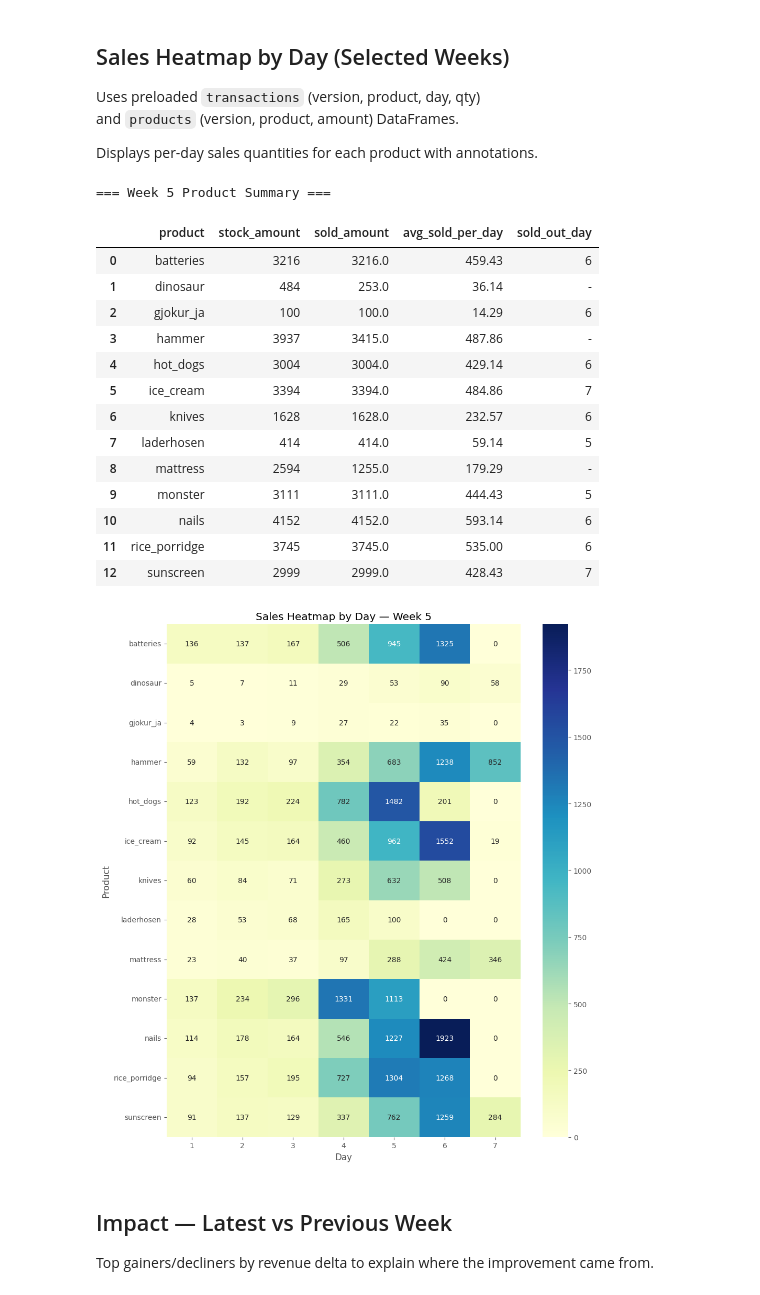
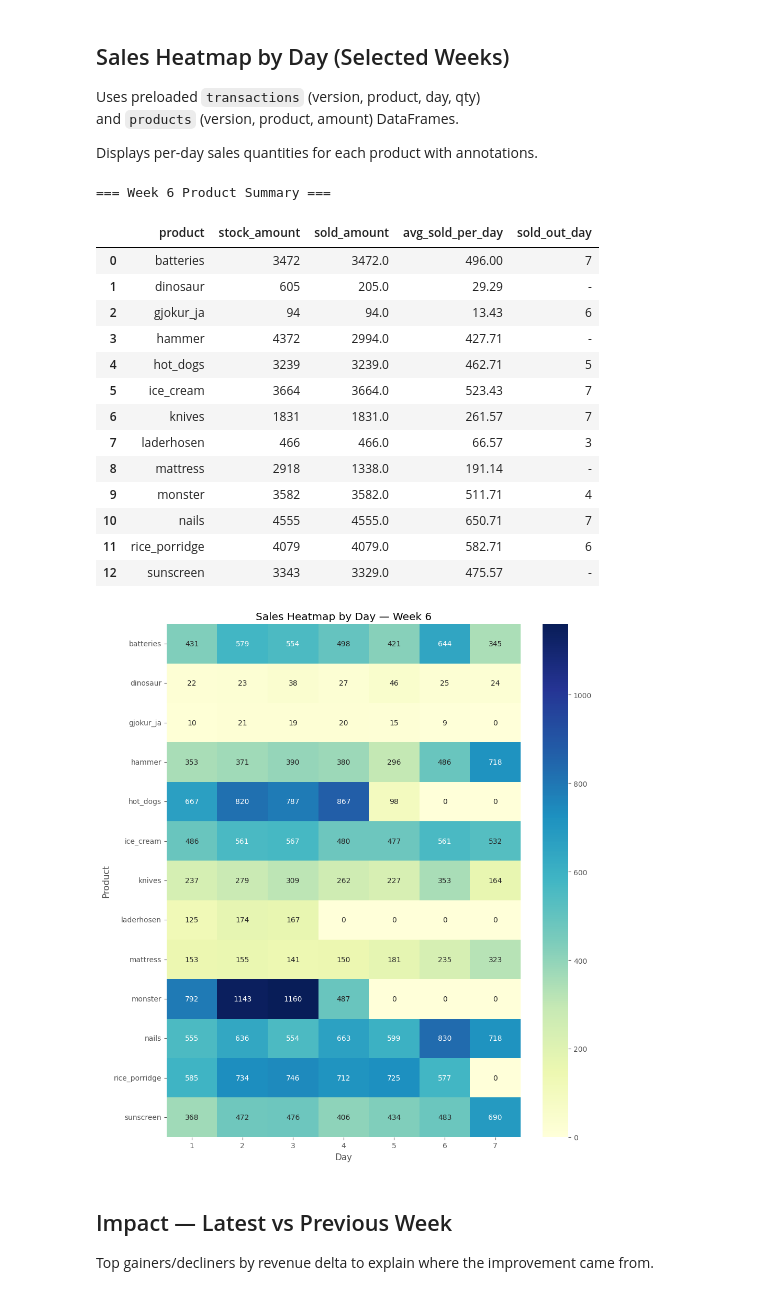
Before and after one commit to MaxEcks/IKT110_eckstein, a Jupyter notebook: portfolio/consulting/analysis.ipynb, the cells around one changed output. Cells and saved outputs as stored; diff of their text form; code cells hidden in the pictures.

```diff
--- a/portfolio/consulting/analysis.ipynb
+++ b/portfolio/consulting/analysis.ipynb
@@ -104,10 +104,17 @@ df = (products
              on=["version","product"], how="left")
       .merge(supplier, on="product", how="left"))
 
-df["qty"] = df["qty"].fillna(0.0)
-df["revenue"] = df["qty"] * df["price"]
-df["product_cost"] = df["qty"] * df["supplier_price"]
-df["gross_profit"] = df["revenue"] - df["product_cost"]
+# Kosten auf Verkaufsbasis (COGS) – für Stückmargen:
+md["cogs_sold"] = md["qty"] * md["supplier_price"]
+
+# Beschaffungskosten dieser Woche (für P&L der Woche):
+md["procurement_cost"] = md["amount"] * md["supplier_price"]
+
+# Umsätze / Bruttogewinne je Sicht:
+md["revenue"] = md["qty"] * md["price"]
+md["gross_profit_sold"] = md["revenue"] - md["cogs_sold"]
+md["gross_profit_proc"] = md["revenue"] - md["procurement_cost"]
+
 
 print("Data merged.")
 display(df.head(3))
@@ -126,7 +133,7 @@ Data merged.
 # %%
 # === KPI Dashboard (correct staff cost aggregation) ==========================
 sum_core = (
-    md.groupby("version")[["qty","revenue","product_cost","gross_profit"]]
+    md.groupby("version")[["revenue","cogs_sold","procurement_cost","gross_profit_proc"]]
       .sum()
       .reset_index()
 )
@@ -139,20 +146,19 @@ staff_once = (
 )
 
 sumv = sum_core.merge(staff_once, on="version", how="left")
-sumv["net_profit"]   = sumv["gross_profit"] - sumv["staff_cost"]
-sumv["net_margin_%"] = np.where(sumv["revenue"]>0, sumv["net_profit"]/sumv["revenue"]*100, np.nan)
 
-display(sumv.round(2))
+# P&L der Woche: Einnahmen - Beschaffung dieser Woche - Staff
+sumv["net_profit"]   = sumv["gross_profit_proc"] - sumv["staff_cost"]
+sumv["net_margin_%"] = 100 * sumv["net_profit"] / sumv["revenue"]
 
 # === KPI Plots ===============================================================
 x = np.arange(len(sumv)); w = 0.25
-
 fig, ax = plt.subplots(figsize=(9,5))
-ax.bar(x-w, sumv["revenue"]/1000,  w, label="Revenue [k]")
-ax.bar(x,   sumv["product_cost"]/1000, w, label="Product Cost [k]")
-ax.bar(x+w, sumv["net_profit"]/1000,   w, label="Net Profit [k]")
+ax.bar(x-w, sumv["revenue"]/1000,          w, label="Revenue [k]")
+ax.bar(x,   sumv["procurement_cost"]/1000, w, label="Product Cost (procured) [k]")
+ax.bar(x+w, sumv["net_profit"]/1000,       w, label="Net Profit [k]")
 ax.set_xticks(x); ax.set_xticklabels([f"v{i}" for i in sumv["version"]])
-ax.set_ylabel("k"); ax.set_title("Financial Performance per Version")
+ax.set_ylabel("k"); ax.set_title("Weekly P&L per Version (Procurement-based)")
 ax.legend(); plt.tight_layout(); plt.show()
 
 plt.figure(figsize=(7,4))
@@ -357,7 +355,7 @@ import seaborn as sns
 
 transactions["qty"] = pd.to_numeric(transactions["qty"], errors="coerce").fillna(0)
 
-selected_weeks =  [5]#4  # change this to your desired week(s)
+selected_weeks =  [6]#4  # change this to your desired week(s)
 
 if isinstance(selected_weeks, int):
     selected_weeks = [selected_weeks]
@@ -388,48 +386,48 @@ for v in selected_weeks:
         all_days = pd.DataFrame({"day": range(1, total_days + 1)})
         merged = all_days.merge(grp, on="day", how="left").fillna({"qty": 0})
         avg_sold = merged["qty"].sum() / len(merged)
         stock_amount = amounts_week.loc[amounts_week["product"]==product,"amount"].values[0]
         sold_amount = merged["qty"].sum()
         last_sale_day = grp["day"].max() if sold_amount > 0 else 0
         sold_out_day = last_sale_day if sold_amount >= stock_amount else "-"
 
         summary_rows.append({
             "product": product,
             "stock_amount": stock_amount,
             "sold_amount": sold_amount,
             "avg_sold_per_day": round(avg_sold,2),
             "sold_out_day": sold_out_day
         })
 
     week_summary_df = pd.DataFrame(summary_rows)
     print(f"=== Week {v} Product Summary ===")
     display(week_summary_df)
 
     heatmap_data = sales_per_day.pivot(index="product", columns="day", values="qty").reindex(columns=range(1,8), fill_value=0).fillna(0).astype(int)
     plt.figure(figsize=(10, len(heatmap_data)*0.6 + 3))
     sns.heatmap(heatmap_data, annot=True, fmt="d", cmap="YlGnBu")
     plt.title(f"Sales Heatmap by Day — Week {v}")
     plt.xlabel("Day")
     plt.ylabel("Product")
     plt.tight_layout()
     plt.show()
 # %% [output]
-=== Week 5 Product Summary ===
+=== Week 6 Product Summary ===
 |  | product | stock_amount | sold_amount | avg_sold_per_day | sold_out_day |
-| 0 | batteries | 3216 | 3216.0 | 459.43 | 6 |
-| 1 | dinosaur | 484 | 253.0 | 36.14 | - |
-| 2 | gjokur_ja | 100 | 100.0 | 14.29 | 6 |
-| 3 | hammer | 3937 | 3415.0 | 487.86 | - |
-| 4 | hot_dogs | 3004 | 3004.0 | 429.14 | 6 |
-| 5 | ice_cream | 3394 | 3394.0 | 484.86 | 7 |
-| 6 | knives | 1628 | 1628.0 | 232.57 | 6 |
-| 7 | laderhosen | 414 | 414.0 | 59.14 | 5 |
-| 8 | mattress | 2594 | 1255.0 | 179.29 | - |
-| 9 | monster | 3111 | 3111.0 | 444.43 | 5 |
-| 10 | nails | 4152 | 4152.0 | 593.14 | 6 |
-| 11 | rice_porridge | 3745 | 3745.0 | 535.00 | 6 |
-| 12 | sunscreen | 2999 | 2999.0 | 428.43 | 7 |
+| 0 | batteries | 3472 | 3472.0 | 496.00 | 7 |
+| 1 | dinosaur | 605 | 205.0 | 29.29 | - |
+| 2 | gjokur_ja | 94 | 94.0 | 13.43 | 6 |
+| 3 | hammer | 4372 | 2994.0 | 427.71 | - |
+| 4 | hot_dogs | 3239 | 3239.0 | 462.71 | 5 |
+| 5 | ice_cream | 3664 | 3664.0 | 523.43 | 7 |
+| 6 | knives | 1831 | 1831.0 | 261.57 | 7 |
+| 7 | laderhosen | 466 | 466.0 | 66.57 | 3 |
+| 8 | mattress | 2918 | 1338.0 | 191.14 | - |
+| 9 | monster | 3582 | 3582.0 | 511.71 | 4 |
+| 10 | nails | 4555 | 4555.0 | 650.71 | 7 |
+| 11 | rice_porridge | 4079 | 4079.0 | 582.71 | 6 |
+| 12 | sunscreen | 3343 | 3329.0 | 475.57 | - |
-[figure, old version]
+[figure, new version]
 # %% [markdown]
 ## Impact — Latest vs Previous Week
 
```
Also changed, not shown: parts of 2 cells of this notebook.
